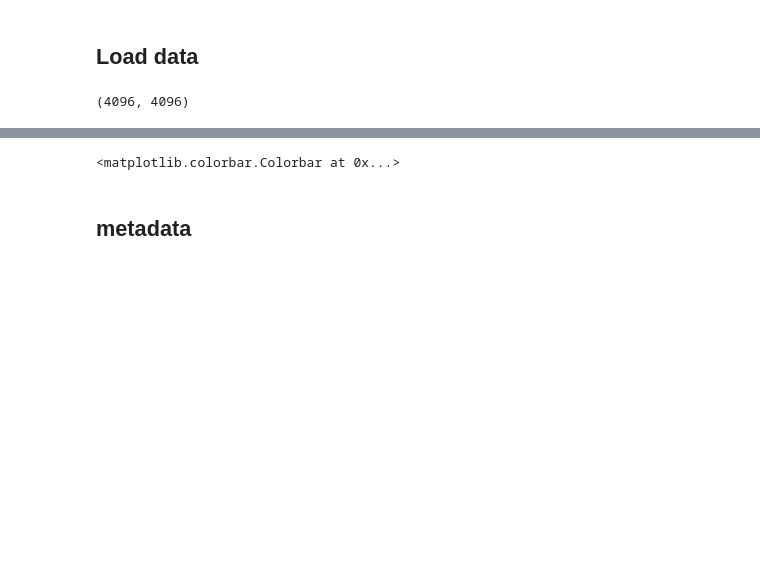
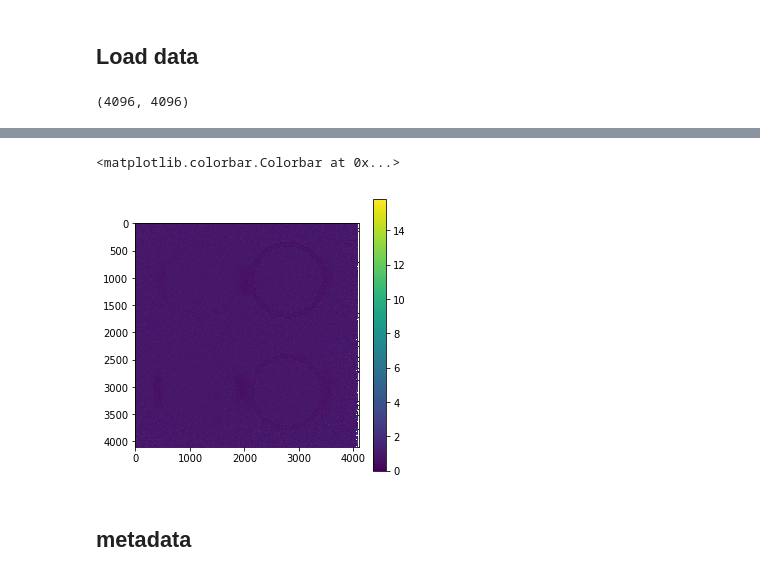
Before and after one commit to neutrons/IPythonNotebookTutorial, a Jupyter notebook: 4 - 2D Imaging.ipynb, the cells around one changed output, grey strips where cells are left out. Cells and saved outputs as stored; diff of their text form; code cells hidden in the pictures; blank space fills up the shorter version.

Commit message:
works more generally, added zommed plot

```diff
--- a/4 - 2D Imaging.ipynb
+++ b/4 - 2D Imaging.ipynb
@@ -68,7 +115,7 @@ np.shape(fits_array)
 # %% [output]
 (4096, 4096)
 # %%
-plt.figure(figsize=(5,5))
-plt.imshow(fits_array)
-plt.colorbar()
+f2,ax2=plt.subplots(figsize=(5,5))
+cax2=ax2.imshow(fits_array)
+f2.colorbar(cax2)
 # %% [output]
@@ -77,4 +122,5 @@ plt.colorbar()
 <matplotlib.colorbar.Colorbar at 0x...>
+[figure, added]
 # %% [markdown]
 ## metadata
 # %%
```
Also changed, not shown: parts of 20 cells of this notebook.
